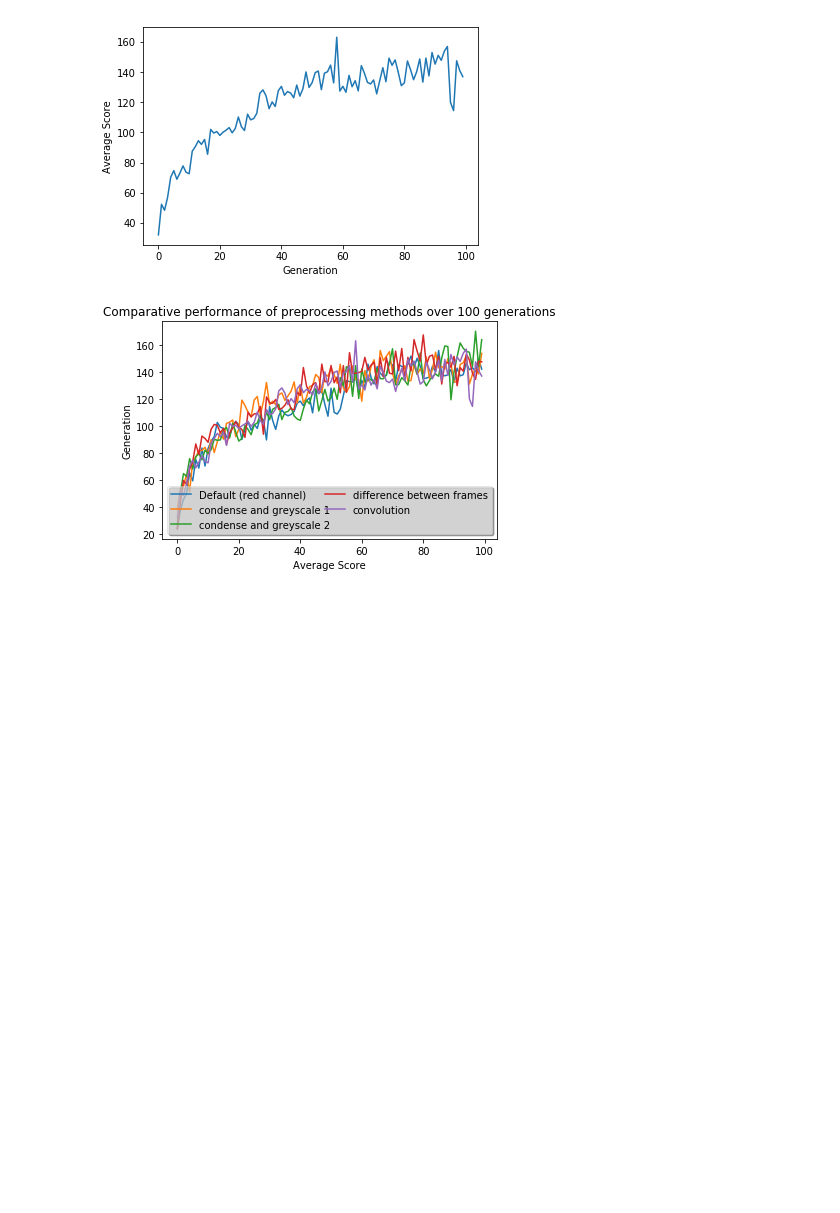
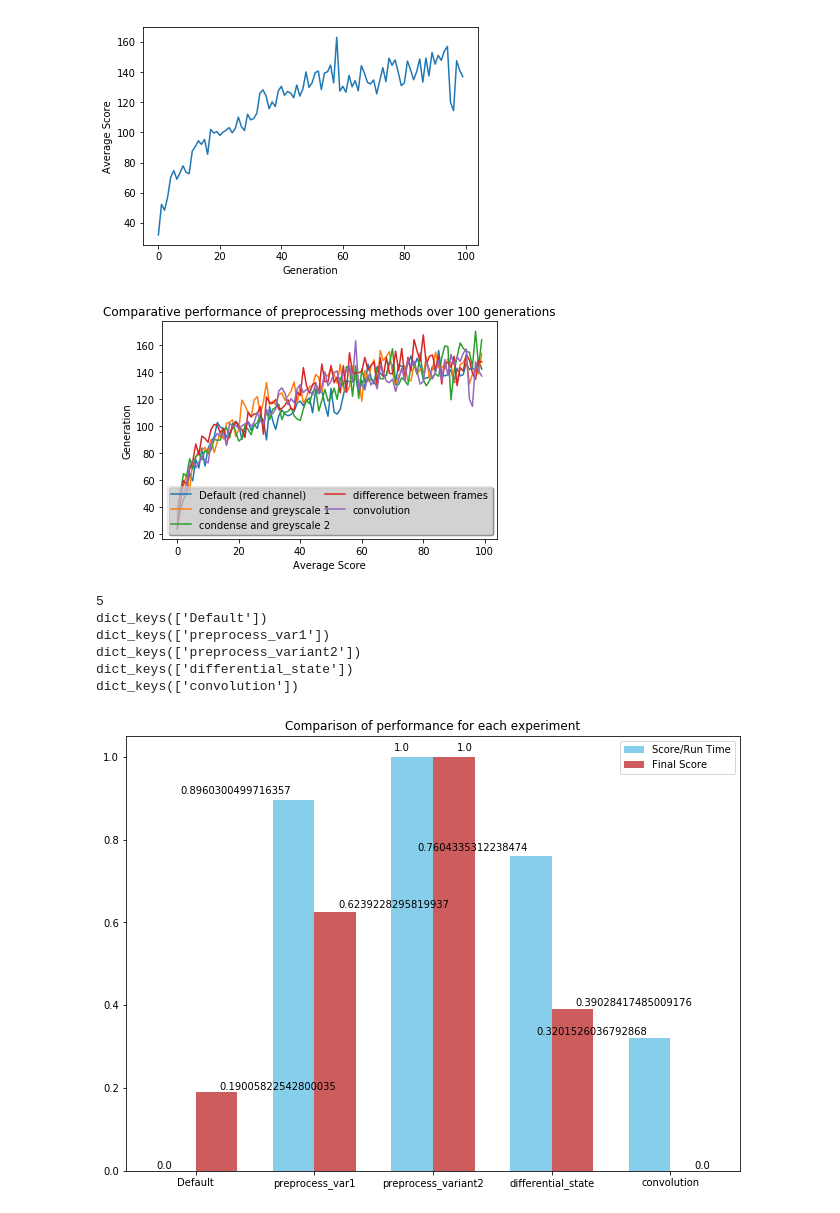
Before and after one commit to alexmanuele/TPG_SpaceInvaders, a Jupyter notebook: TPG_SpaceInvaders.ipynb, the cells around one changed output. Saved outputs shown, nothing was run; the diff lists cells and outputs as text; code cells hidden in the pictures; blank space fills up the shorter version.

Commit message:
Fixed more typos. Added a graphical comparison of method efficiency and performance.

```diff
--- a/TPG_SpaceInvaders.ipynb
+++ b/TPG_SpaceInvaders.ipynb
@@ -625,7 +625,7 @@ print('Time Taken (Seconds): ', finalTime)
 print('Results:\nMin, Max, Avg')
 for result in conv_summaryScores:
     print(result[0],result[1],result[2])
-results.append({'differential_state':{'time': finalTime , 'scores':df_summaryScores}})
+results.append({'convolution':{'time': finalTime , 'scores':conv_summaryScores}})
 # %% [output]
 Training generation  0 . . .
 Training generation  1 . . .
@@ -672,3 +672,73 @@ plt.show()
 #To retrieve use pickle.load
 with open('results.txt', 'wb') as fp:
     pickle.dump(results, fp)
+# %%
+#The code from here uses results from above.
+if not results: #If this is a new instance, retrieve results.
+    with open ('results.txt', 'rb') as fp:
+        results = pickle.load(fp)
+print(len(results))
+for i in results:
+    print(i.keys())
+# %% [output]
+5
+dict_keys(['Default'])
+dict_keys(['preprocess_var1'])
+dict_keys(['preprocess_variant2'])
+dict_keys(['differential_state'])
+dict_keys(['convolution'])
+# %%
+#Determine which method achieved the best results: fastest train time per point.
+efficiency_ratios = []
+final_scores = []
+experiment_names = []
+for result in results:
+    for i in result:
+        last_five_gens = [a[2] for a in result[i]['scores'][:][-5:]]
+        final_gen = last_five_gens[-1]
+        last_five_averaged = np.mean(last_five_gens)
+        run_time = result[i]['time']
+        eff = last_five_averaged / run_time
+
+        efficiency_ratios.append(eff)
+        final_scores.append(final_gen)
+        experiment_names.append(i)
+# %%
+#normalize efficiency and final scores so we can plot together
+efficiency_ratios = np.array(efficiency_ratios)
+final_scores = np.array(final_scores)
+eff_norm = (efficiency_ratios-min(efficiency_ratios))/(max(efficiency_ratios)-min(efficiency_ratios))
+fin_norm = (final_scores - min(final_scores)) / (max(final_scores) - min(final_scores))
+
+#plot efficiency and final scores
+width = 0.35  # the width of the bars
+ind = np.arange(len(efficiency_ratios))
+fig, ax = plt.subplots()
+rects1 = ax.bar(ind - width/2, eff_norm, width,
+                color='SkyBlue', label='Score/Run Time')
+rects2 = ax.bar(ind + width/2, fin_norm, width,
+                color='IndianRed', label='Final Score')
+
+# Add some text for labels, title and custom x-axis tick labels, etc.
+ax.set_title('Comparison of performance for each experiment')
+ax.set_xticks(ind)
+ax.set_xticklabels(experiment_names)
+ax.legend()
+
+def autolabel(rects, xpos='center'):
+    xpos = xpos.lower()
+    ha = {'center': 'center', 'right': 'left', 'left': 'right'}
+    offset = {'center': 0.5, 'right': 0.57, 'left': 0.43}
+
+    for rect in rects:
+        height = rect.get_height()
+        ax.text(rect.get_x() + rect.get_width()*offset[xpos], 1.01*height,
+                '{}'.format(height), ha=ha[xpos], va='bottom')
+
+autolabel(rects1, "left")
+autolabel(rects2, "right")
+
+fig.set_size_inches(11,8)
+plt.show()
+# %% [output]
+[figure, added]
```
Also changed, not shown: parts of 1 cell of this notebook.
